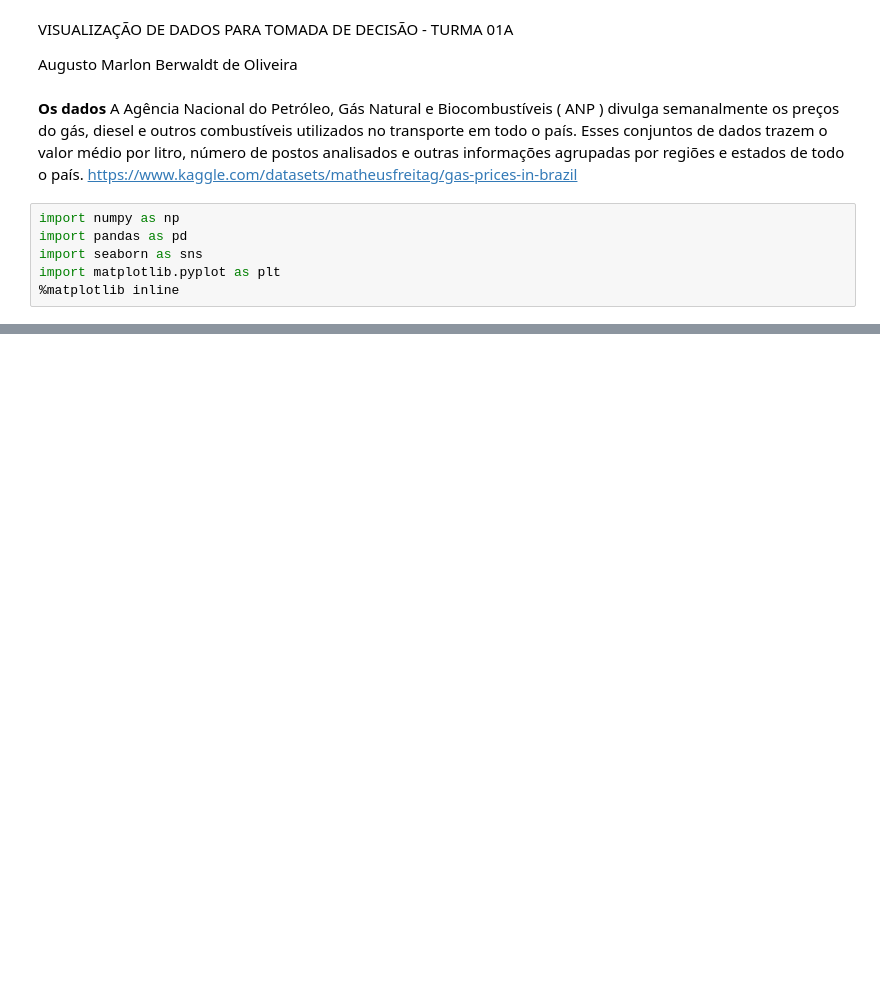
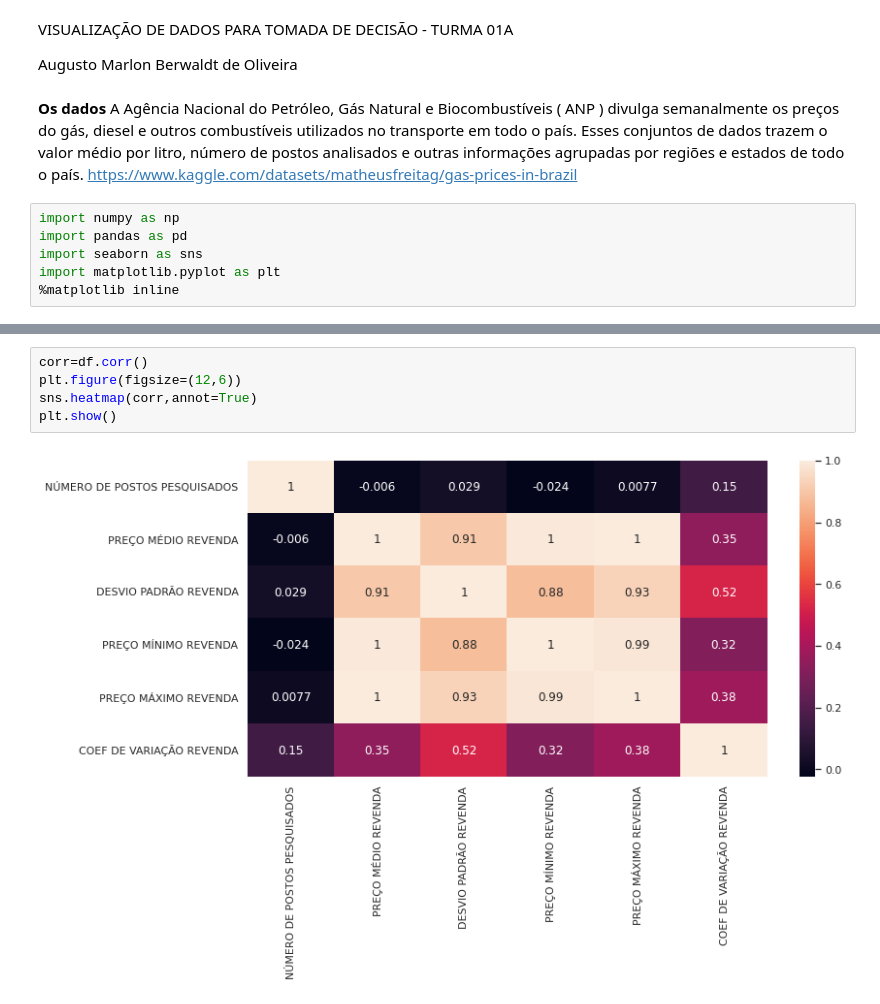
Before and after one commit to augustoberwaldt/mackenzie, a Jupyter notebook: Analise_de_dados_tarefa3_visualizacao_de_dados.ipynb, the cells around one changed output, grey strips where cells are left out. Cells and saved outputs as stored; diff of their text form; blank space fills up the shorter version.

```diff
--- a/Analise_de_dados_tarefa3_visualizacao_de_dados.ipynb
+++ b/Analise_de_dados_tarefa3_visualizacao_de_dados.ipynb
@@ -50,0 +62,7 @@ df.describe(include='all')
+# %%
+corr=df.corr()
+plt.figure(figsize=(12,6))
+sns.heatmap(corr,annot=True)
+plt.show()
+# %% [output]
+[figure, added]
```
Also changed, not shown: parts of 4 cells of this notebook.
